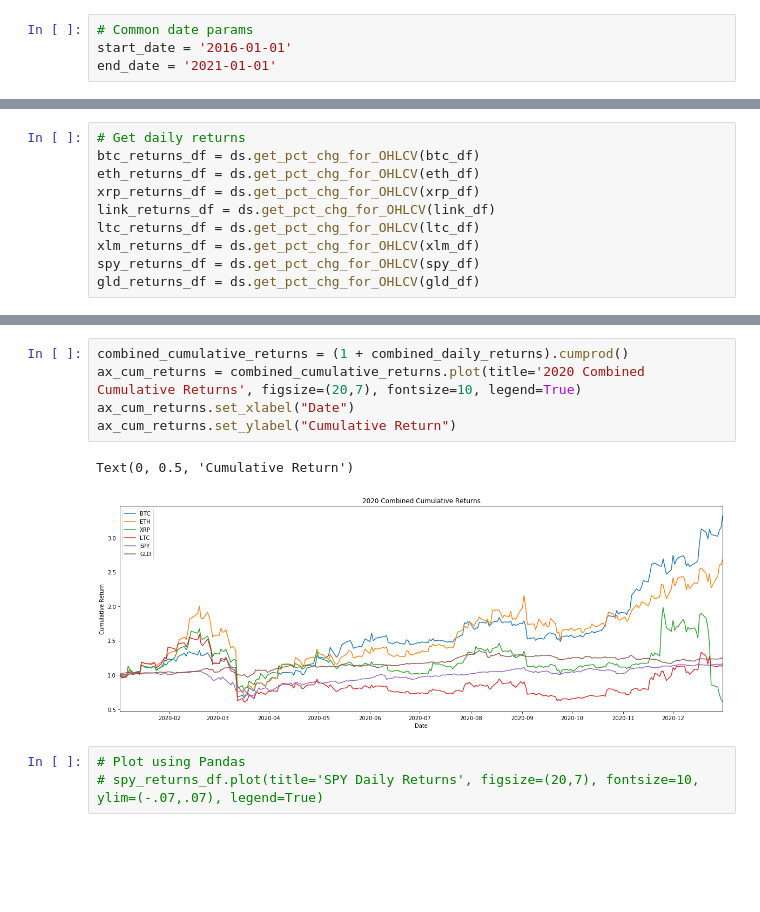
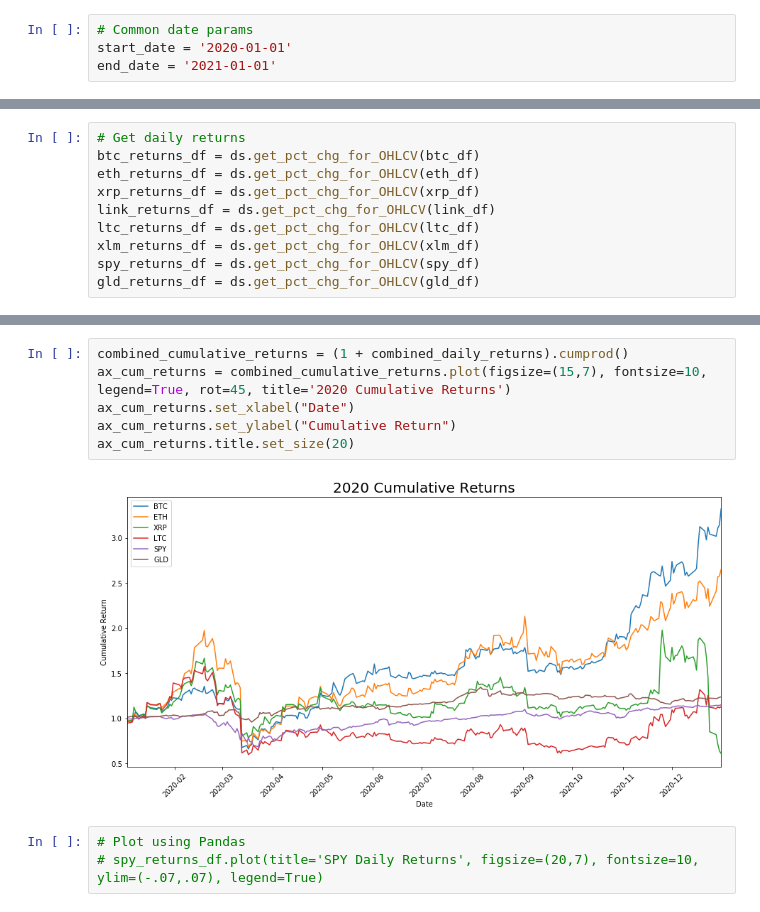
Before and after one commit to nospmah/fintech.group_project, a Jupyter notebook: notebooks/brian_working_2.ipynb, the cells around one changed output, grey strips where cells are left out. Drawn from its saved outputs; the diff is of its cells as text; blank space fills up the shorter version.

```diff
--- a/notebooks/brian_working_2.ipynb
+++ b/notebooks/brian_working_2.ipynb
@@ -29,7 +37,7 @@ alpaca_secret_key = os.getenv("ALPACA_SECRET_KEY")
 # type(coin_api_key)
 # %%
 # Common date params
-start_date = '2016-01-01'
+start_date = '2020-01-01'
 end_date = '2021-01-01'
 # %% [markdown]
 ## Historical OHLCV - Crypto
@@ -189,11 +214,11 @@ Text(0, 0.5, 'Percentage Change')
 # %%
 combined_cumulative_returns = (1 + combined_daily_returns).cumprod()
-ax_cum_returns = combined_cumulative_returns.plot(title='2020 Combined Cumulative Returns', figsize=(20,7), fontsize=10, legend=True)
+ax_cum_returns = combined_cumulative_returns.plot(figsize=(15,7), fontsize=10, legend=True, rot=45, title='2020 Cumulative Returns')
 ax_cum_returns.set_xlabel("Date")
 ax_cum_returns.set_ylabel("Cumulative Return")
+ax_cum_returns.title.set_size(20)
 # %% [output]
-Text(0, 0.5, 'Cumulative Return')
-[figure, old version]
+[figure, new version]
 # %%
 # Plot using Pandas
 # spy_returns_df.plot(title='SPY Daily Returns', figsize=(20,7), fontsize=10, ylim=(-.07,.07), legend=True)
```
Also changed, not shown: parts of 31 cells of this notebook, 12 other files.
